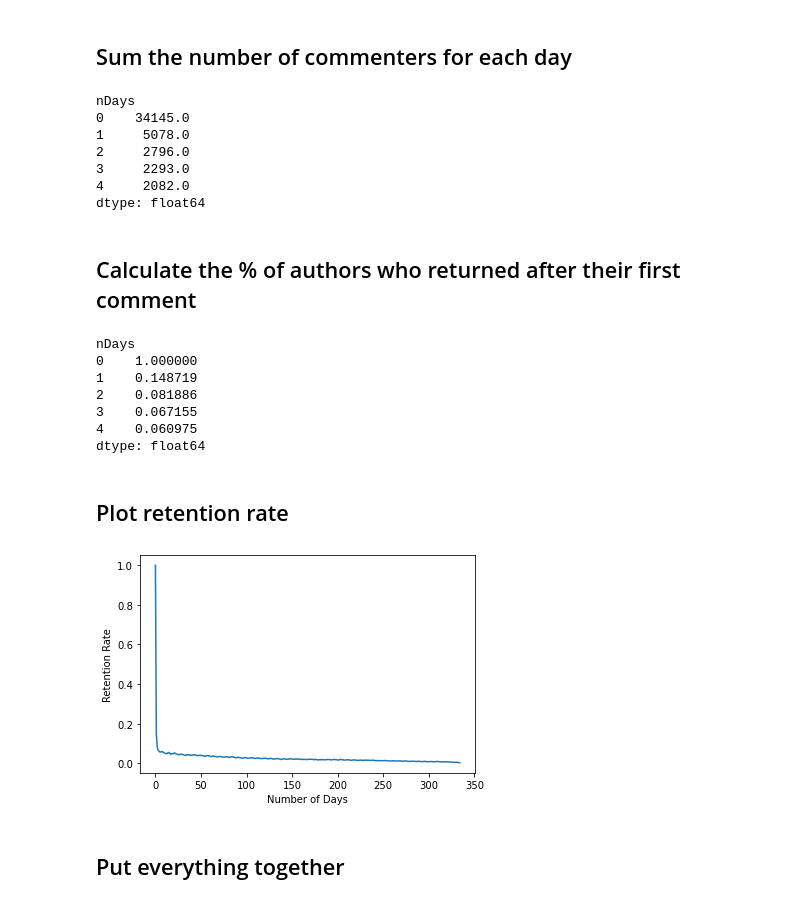
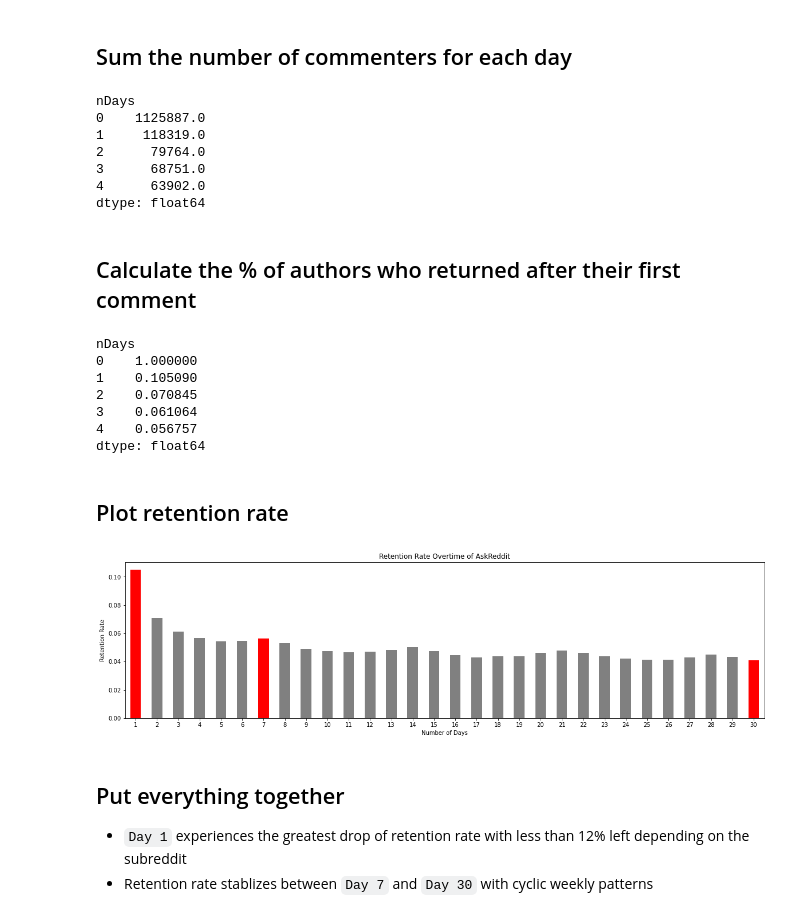
Before and after one commit to ellylinqiyang/Reddit-Churn-Analysis, a Jupyter notebook: Reddit Churn Analysis.ipynb, the cells around one changed output. Cells and saved outputs as stored; diff of their text form; code cells hidden in the pictures.

```diff
--- a/Reddit Churn Analysis.ipynb
+++ b/Reddit Churn Analysis.ipynb
@@ -59,8 +52,9 @@ top30
 # %% [markdown]
 ## Zoom in on one subreddit
 # %%
-# using subreddit 'guns' as an example
-df = DF.loc[DF['subreddit']=='guns', ['created_utc', 'author']]
+# using subreddit 'AskReddit' as an example
+i = 'AskReddit'
+df = DF.loc[DF['subreddit']==i, ['created_utc', 'author']]
 df.head()
 # %% [output]
 |  | created_utc | author |
@@ -121,11 +115,11 @@ daySum = df_pivot.sum(axis=1)
 daySum.head()
 # %% [output]
 nDays
-0    34145.0
-1     5078.0
-2     2796.0
-3     2293.0
-4     2082.0
+0    1125887.0
+1     118319.0
+2      79764.0
+3      68751.0
+4      63902.0
 dtype: float64
 # %% [markdown]
 ## Calculate the % of authors who returned after their first comment
@@ -135,22 +129,27 @@ dayPer.head()
 # %% [output]
 nDays
 0    1.000000
-1    0.148719
-2    0.081886
-3    0.067155
-4    0.060975
+1    0.105090
+2    0.070845
+3    0.061064
+4    0.056757
 dtype: float64
 # %% [markdown]
 ## Plot retention rate
 # %%
 import matplotlib.pyplot as plt
-dayPer.plot()
+plt.figure(figsize=(20,5))
+ax = dayPer[1:31].plot(kind='bar', color='grey', rot='0')
 plt.xlabel('Number of Days')
-plt.ylabel('Retention Rate');
+plt.ylabel('Retention Rate')
+for j in [1, 7, 30]: ax.patches[j-1].set_facecolor('red')
+plt.title('Retention Rate Overtime of ' + i);
 # %% [output]
-[figure, old version]
+[figure, new version]
-# %% [markdown]
-## Put everything together
+# %% [markdown]
+## Put everything together
+* `Day 1` experiences the greatest drop of retention rate with less than 12% left depending on the subreddit
+* Retention rate stablizes between `Day 7` and `Day 30` with cyclic weekly patterns
 # %%
 def getSub(nameSub):
     df = DF.loc[DF['subreddit'] == nameSub, ['created_utc', 'author']]
```
Also changed, not shown: parts of 9 cells of this notebook.
